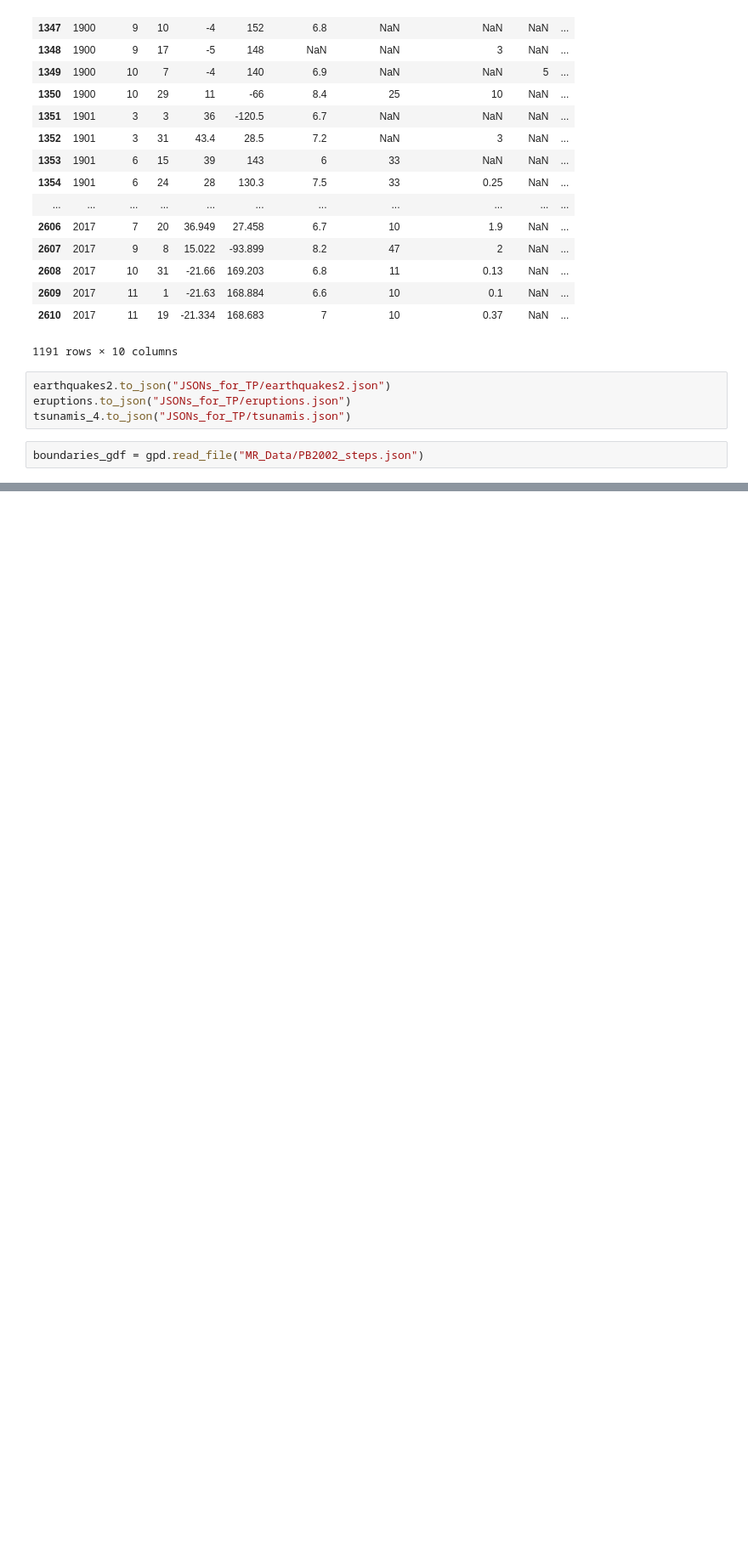
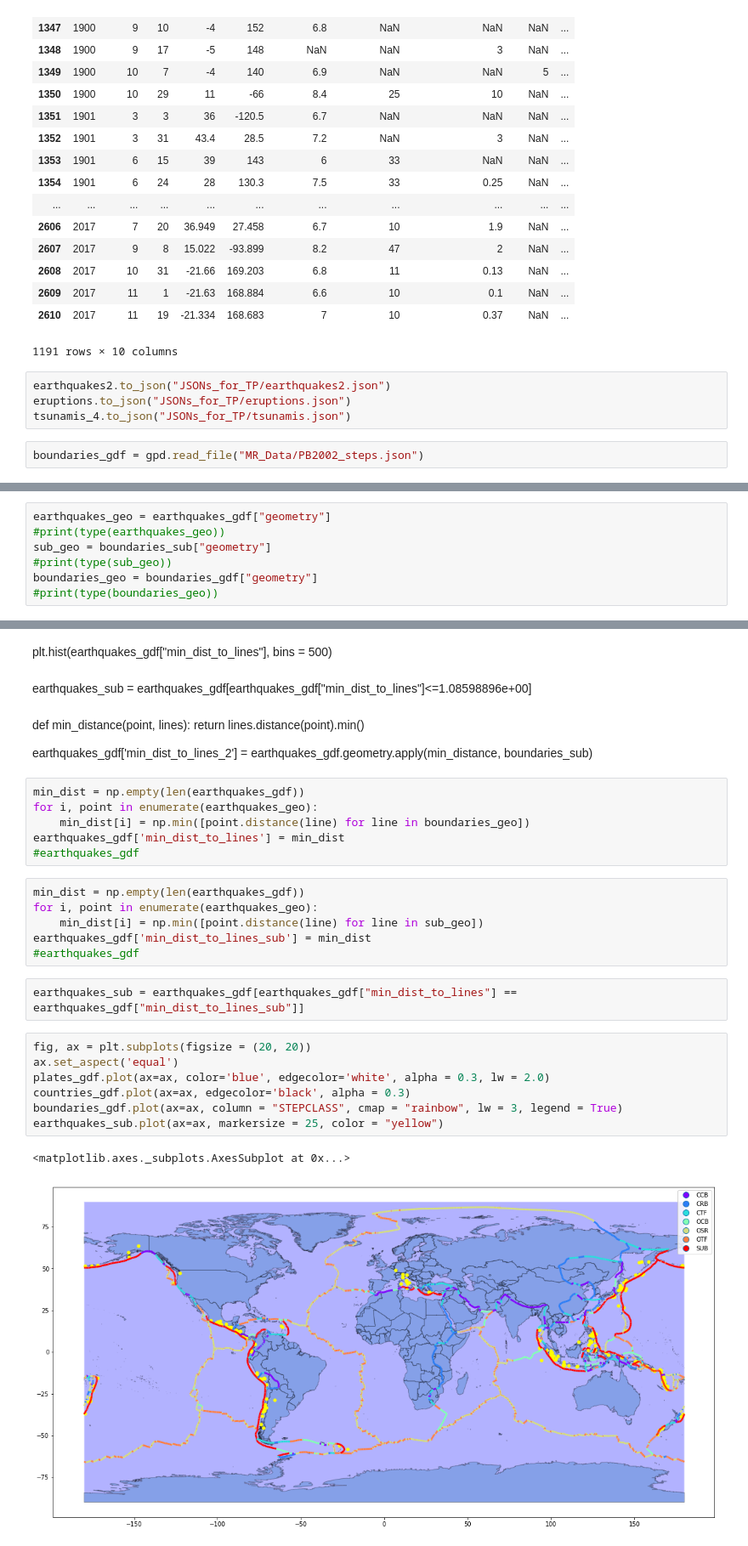
Before and after one commit to smitamisra/StrikingRobo_Earthquakes, a Jupyter notebook: MR_DQ3_2.ipynb, the cells around one changed output, grey strips where cells are left out. Shown at 85% size. Saved outputs shown, nothing was run; the diff lists cells and outputs as text; blank space fills up the shorter version.

Commit message:
Start calculating distance to closest boundary type.

```diff
--- a/MR_DQ3_2.ipynb
+++ b/MR_DQ3_2.ipynb
@@ -420,0 +458,7 @@ boundaries_gdf.plot(ax=ax, column = "STEPCLASS", cmap = "rainbow", lw = 3, legen
+# %%
+earthquakes_geo = earthquakes_gdf["geometry"]
+#print(type(earthquakes_geo))
+sub_geo = boundaries_sub["geometry"]
+#print(type(sub_geo))
+boundaries_geo = boundaries_gdf["geometry"]
+#print(type(boundaries_geo))
@@ -420,0 +469,33 @@ boundaries_gdf.plot(ax=ax, column = "STEPCLASS", cmap = "rainbow", lw = 3, legen
+# %% [markdown]
+plt.hist(earthquakes_gdf["min_dist_to_lines"], bins = 500)
+# %% [markdown]
+earthquakes_sub = earthquakes_gdf[earthquakes_gdf["min_dist_to_lines"]<=1.08598896e+00]
+# %% [markdown]
+def min_distance(point, lines):
+    return lines.distance(point).min()
+
+earthquakes_gdf['min_dist_to_lines_2'] = earthquakes_gdf.geometry.apply(min_distance, boundaries_sub)
+# %%
+min_dist = np.empty(len(earthquakes_gdf))
+for i, point in enumerate(earthquakes_geo):
+    min_dist[i] = np.min([point.distance(line) for line in boundaries_geo])
+earthquakes_gdf['min_dist_to_lines'] = min_dist
+#earthquakes_gdf
+# %%
+min_dist = np.empty(len(earthquakes_gdf))
+for i, point in enumerate(earthquakes_geo):
+    min_dist[i] = np.min([point.distance(line) for line in sub_geo])
+earthquakes_gdf['min_dist_to_lines_sub'] = min_dist
+#earthquakes_gdf
+# %%
+earthquakes_sub = earthquakes_gdf[earthquakes_gdf["min_dist_to_lines"] == earthquakes_gdf["min_dist_to_lines_sub"]]
+# %%
+fig, ax = plt.subplots(figsize = (20, 20))
+ax.set_aspect('equal')
+plates_gdf.plot(ax=ax, color='blue', edgecolor='white', alpha = 0.3, lw = 2.0)
+countries_gdf.plot(ax=ax, edgecolor='black', alpha = 0.3)
+boundaries_gdf.plot(ax=ax, column = "STEPCLASS", cmap = "rainbow", lw = 3, legend = True)
+earthquakes_sub.plot(ax=ax, markersize = 25, color = "yellow")
+# %% [output]
+<matplotlib.axes._subplots.AxesSubplot at 0x...>
+[figure, added]
```
Also changed, not shown: parts of 10 cells of this notebook.
